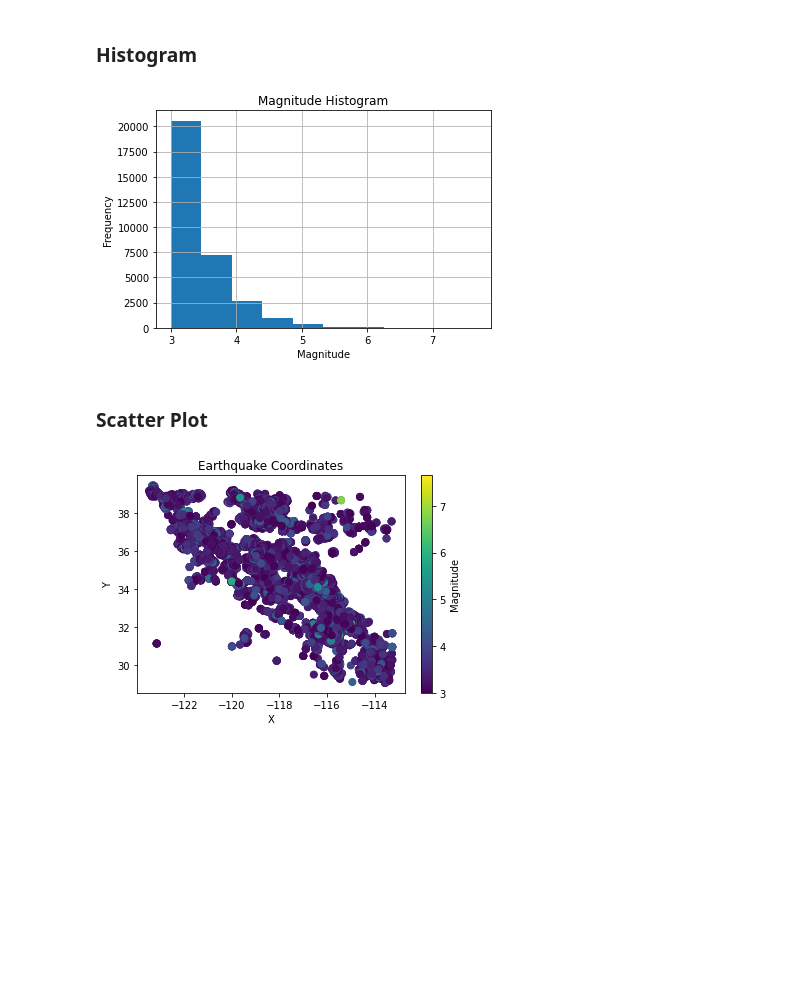
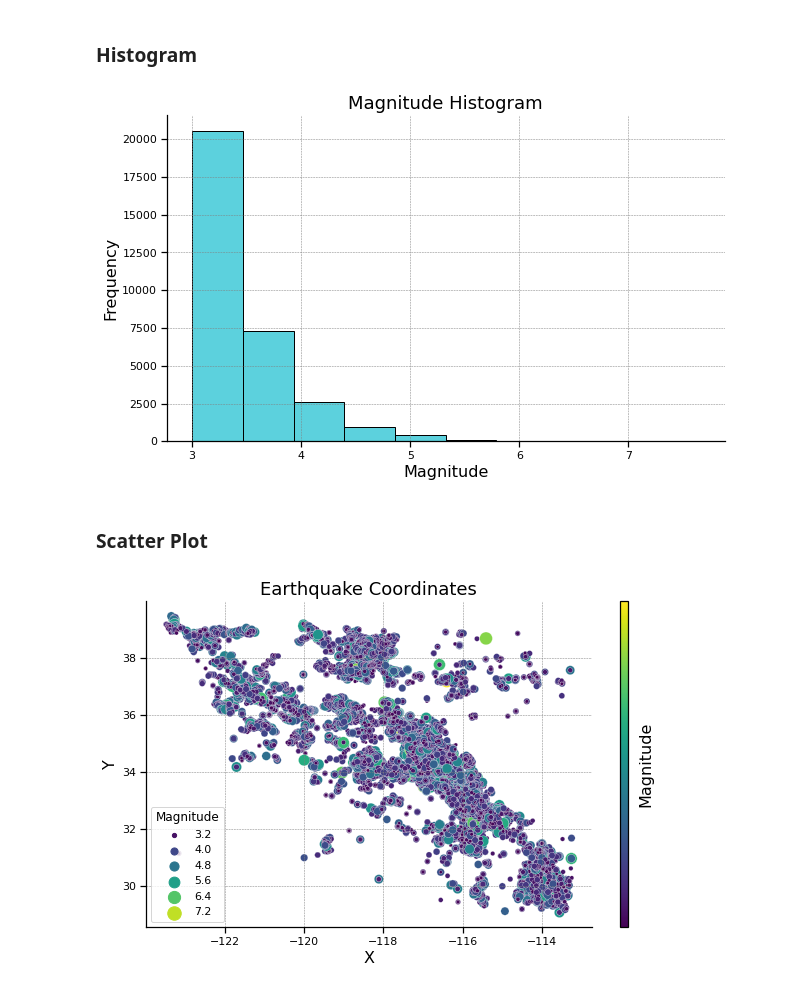
Before and after one commit to UVA-MLSys/SurrogateSimulation, a Jupyter notebook: _build/jupyter_execute/data_visualization.ipynb, the cells around one changed output. Cells and saved outputs as stored; diff of their text form; code cells hidden in the pictures; blank space fills up the shorter version.

```diff
--- a/_build/jupyter_execute/data_visualization.ipynb
+++ b/_build/jupyter_execute/data_visualization.ipynb
@@ -38,23 +48,44 @@ plt.show(block=True)
 # %% [markdown]
 ### Histogram
-# %%
-plt.hist(df['Magnitude'], bins=10)
-plt.title('Magnitude Histogram')
-plt.xlabel('Magnitude')
-plt.ylabel('Frequency')
-plt.grid(True)
-plt.show()
-# %% [output]
-[figure, removed]
+# %%
+plt.figure(figsize=(10, 6))
+sns.set_context("notebook", rc={"font.size": 14, "axes.labelsize": 16, "axes.titlesize": 18})
+sns.histplot(data=df, x='Magnitude', bins=10, kde=False, color='#17becf', alpha=0.7, edgecolor='black')
+
+plt.title('Magnitude Histogram')
+plt.xlabel('Magnitude')
+plt.ylabel('Frequency')
+
+plt.grid(color='gray', linestyle='--', linewidth=0.5)
+sns.despine()
+plt.gca().patch.set_facecolor('none')
+plt.gca().set_frame_on(True)
+
+plt.grid(True)
+plt.show()
+# %% [output]
+[figure, added]
 # %% [markdown]
 ### Scatter Plot
-# %%
-plt.scatter(df['X'], df['Y'], c=df['Magnitude'], cmap='viridis', s=50)  # Adjust the size (s) of the points as per your preference
-plt.title('Earthquake Coordinates')
-plt.xlabel('X')
-plt.ylabel('Y')
-cbar = plt.colorbar()
-cbar.set_label('Magnitude')
-plt.show()
-# %% [output]
-[figure, removed]
+# %%
+plt.figure(figsize=(10, 6))
+scatter_plot = sns.scatterplot(data=df, x='X', y='Y', hue='Magnitude', palette='viridis', size='Magnitude', sizes=(10, 200))
+
+plt.title('Earthquake Coordinates')
+plt.xlabel('X')
+plt.ylabel('Y')
+
+plt.grid(color='gray', linestyle='--', linewidth=0.5)
+sns.despine()
+plt.gca().patch.set_facecolor('none')
+plt.gca().set_frame_on(True)
+
+sm = cm.ScalarMappable(cmap='viridis')
+sm.set_array(df['Magnitude'])
+cbar = plt.colorbar(scatter_plot.collections[0], aspect=40, ticks=range(int(df['Magnitude'].min()), int(df['Magnitude'].max())+1))
+cbar.set_label('Magnitude')
+
+plt.grid(True)
+plt.show()
+# %% [output]
+[figure, added]
```
Also changed, not shown: parts of 2 cells of this notebook, 27 other files.
